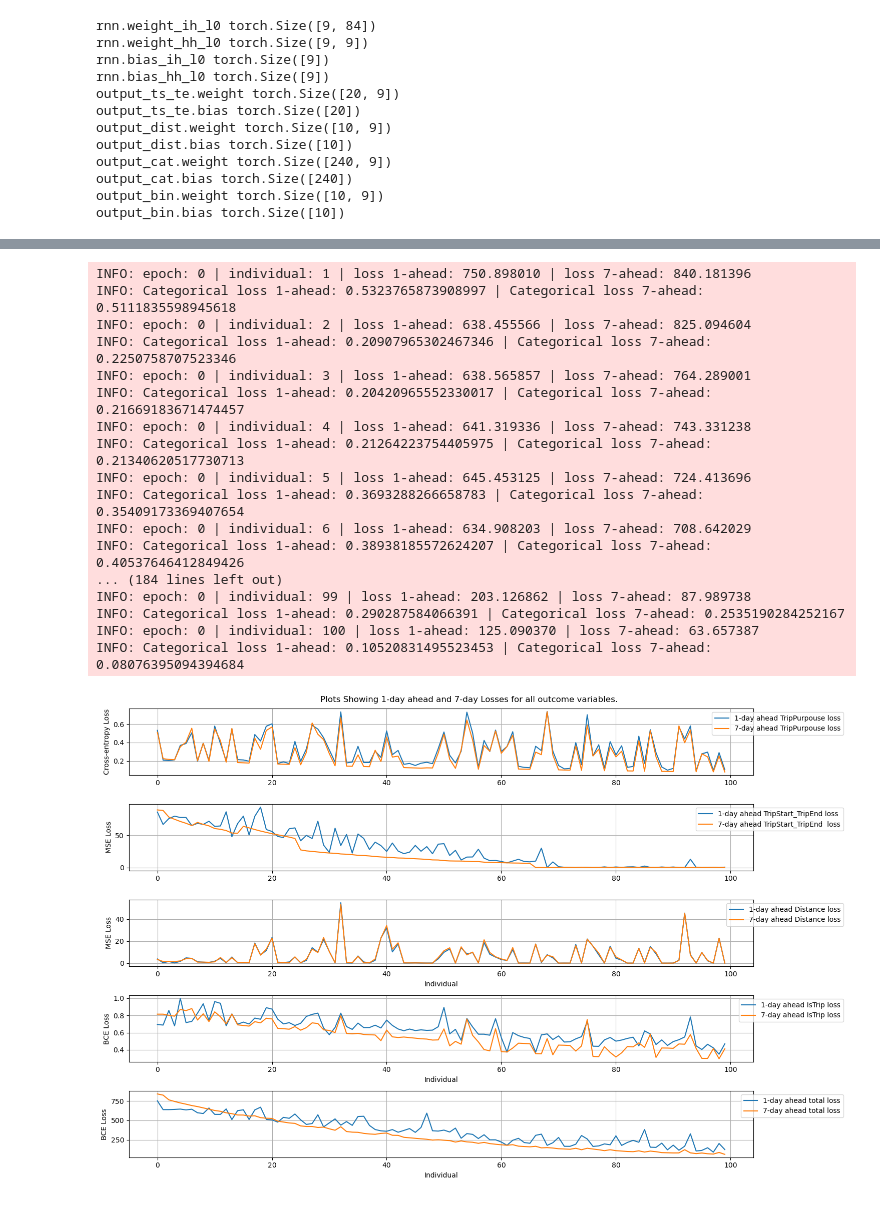
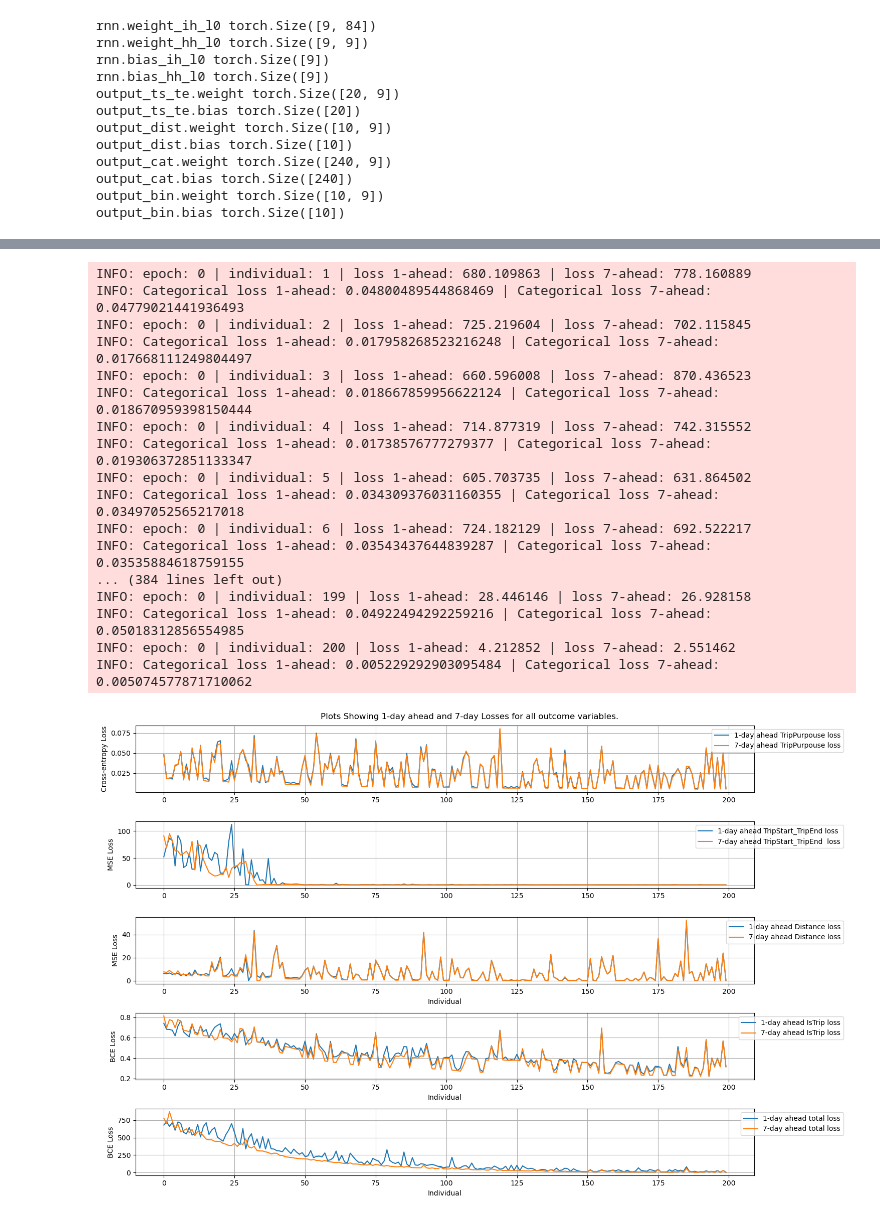
Before and after one commit to andriysinclair/GANS4MOBILITY, a Jupyter notebook: before_duration.ipynb, the cells around one changed output, grey strips where cells are left out. Drawn from its saved outputs; the diff is of its cells as text; code cells hidden in the pictures.

```diff
--- a/before_duration.ipynb
+++ b/before_duration.ipynb
@@ -557,3 +557,27 @@ y_purpouse: torch.Size([6775, 7, 10])
 y_istrip: torch.Size([6775, 7, 10])
 tensor([1., 1., 1., 0., 0., 0., 0., 0., 0., 0.], device='cuda:0')
 tensor([ 1,  3, 23,  0,  0,  0,  0,  0,  0,  0], device='cuda:0')
+# %%
+X = X.to(torch.float32).to(device)
+
+y_ts_te = X[:,7:,:,:20].to(torch.float32).to(device)
+y_distance = X[:,7:,:,20:30].to(torch.float32).to(device)
+y_purpouse = X[:,7:,:,30:40].to(torch.long).to(device)
+y_istrip = X[:,7:,:,40:50].to(torch.float32).to(device)
+
+
+index = 7
+print(f"X: {X.shape}")
+#print(f"y_cont: {y_cont_raw.shape}")
+#print(f"y_cat: {y_cat_raw.shape}")
+print(f"y_istrip: {y_istrip.shape}")
+print(f"y_ts_et: {y_ts_te.shape}")
+print(f"y_distance: {y_distance.shape}")
+#print(f"y_duration: {y_duration.shape}")
+print(f"y_purpouse: {y_purpouse.shape}")
+print(f"y_istrip: {y_istrip.shape}")
+print("")
+print(y_ts_te[index,0,:,:])
+print(y_distance[index,0,:,:])
+print(y_istrip[index,0,:,:])
+print(y_purpouse[index,0,:,:])
@@ -664,7 +703,7 @@ class RNNmodel(nn.Module):
         y_ts_te_pred = torch.cumsum(   F.softplus(y_ts_te_pred), dim=2   )
 
         #y_ts_te_pred = torch.clamp(y_ts_te_pred, min=0, max=1)
-        y_distance_pred = torch.clamp(y_dist_pred, min=0)
+        y_distance_pred = F.softplus(y_dist_pred)
 
 
 
@@ -782,7 +821,7 @@ optimizer = torch.optim.Adam(rnn_model.parameters(), lr=0.0005)
 
 epochs = 1
 seq_length = 7
-i_to_loop = 100
+i_to_loop = 200
 
 c1_penalty_weight = 5
 c2_penalty_weight = 5
@@ -853,7 +892,7 @@ for epochi in range(epochs):
 
             categorical_prediction = torch.argmax(y_purpouse_pred_1, dim=-1)
 
-            y_ts_te_true, y_distance_true, y_purpouse_true, y_istrip_true = y_ts_te[individual_i,i,:].reshape(1,1,-1), y_distance[individual_i,i,:].reshape(1,1,-1), y_purpouse[individual_i,i,:], y_istrip[individual_i,i,:]
+            y_ts_te_true, y_distance_true, y_purpouse_true, y_istrip_true = y_ts_te[individual_i,i,:].reshape(1,1,-1), y_distance[individual_i,i,:].reshape(1,1,-1), y_purpouse[individual_i,i,:].reshape(-1), y_istrip[individual_i,i,:].reshape(-1)
 
             ## 7-AHEAD_PREDICTIONS ##
 
@@ -909,11 +948,18 @@ for epochi in range(epochs):
                 #logging.info(f"Mask1_interleave: {y_mask_1.repeat_interleave(2)}")
                 #logging.info(f"Mask7_interleave: {y_mask_7.repeat_interleave(2)}")
             '''
-
+            '''
             if make_travel_diaries:
                 outcome_pred_7_complete = torch.cat([ (y_ts_te_pred_7 * y_mask_7.repeat_interleave(2)).reshape(1,1,-1),
                             (y_distance_pred_7 * y_mask_7.reshape(-1)        ).reshape(1,1,-1),
                             (categorical_prediction7 * y_mask_7.reshape(-1)     ).reshape(1,1,-1),
+                            y_mask_7.reshape(1,1,-1)], dim=2).detach()
+
+            '''
+            if make_travel_diaries:
+                outcome_pred_7_complete = torch.cat([ (y_ts_te_pred_7).reshape(1,1,-1),
+                            (y_distance_pred_7).reshape(1,1,-1),
+                            (categorical_prediction7).reshape(1,1,-1),
                             y_mask_7.reshape(1,1,-1)], dim=2).detach()
 
                 #logging.info(outcome_pred_7_complete.shape)
@@ -958,7 +1004,7 @@ for epochi in range(epochs):
             distance_loss1 = (distance_loss1 * y_mask_1).sum() / (y_mask_1.sum() + 1e-6)
 
             purpouse_loss1 = ce_loss(y_purpouse_pred_1, y_purpouse_true)
-            purpouse_loss1 = (purpouse_loss1 * y_mask_1).sum() / (y_mask_1.sum() + 1e-6)
+            purpouse_loss1 = (purpouse_loss1).sum() / (len(y_mask_1))
 
             istrip_loss1 = bce_loss(y_istrip_pred_1, y_istrip_true)
 
@@ -983,7 +1029,7 @@ for epochi in range(epochs):
             distance_loss7 = (distance_loss7 * y_mask_7).sum() / (y_mask_7.sum() + 1e-6)
 
             purpouse_loss7 = ce_loss(y_purpouse_pred_7, y_purpouse_true)
-            purpouse_loss7 = (purpouse_loss7 * y_mask_7).sum() / (y_mask_7.sum() + 1e-6)
+            purpouse_loss7 = (purpouse_loss7).sum() / (len(y_mask_7))
 
             istrip_loss7 = bce_loss(y_istrip_pred_7, y_istrip_true)
 
@@ -1066,51 +1112,51 @@ plt.xlabel("Individual")
 plt.ylabel("MSE Loss")
 plt.grid()
 plt.legend(loc="upper right", bbox_to_anchor=(1.15, 1))
 
 # Plot 3: 7-day MSE Losses
 plt.subplot(5, 1, 4)
 plt.plot(x_vals, istrip_loss_for_i_1, label="1-day ahead IsTrip loss")
 plt.plot(x_vals, istrip_loss_for_i_7, label="7-day ahead IsTrip loss")
 plt.xlabel("Individual")
 plt.ylabel("BCE Loss")
 plt.grid()
 plt.legend(loc="upper right", bbox_to_anchor=(1.15, 1))
 
 # Plot 3: 7-day MSE Losses
 plt.subplot(5, 1, 5)
 plt.plot(x_vals, total_loss_1, label="1-day ahead total loss")
 plt.plot(x_vals, total_loss_7, label="7-day ahead total loss")
 plt.xlabel("Individual")
 plt.ylabel("BCE Loss")
 plt.grid()
 plt.legend(loc="upper right", bbox_to_anchor=(1.15, 1))
 
 plt.tight_layout()
 
 # Save plot as PDF
 plt.savefig("/home/trapfishscott/Cambridge24.25/D200_ML_econ/ProblemSets/Project/data/loss_plot.pdf", format="pdf", dpi=300, bbox_inches="tight")
 
 
 plt.show()
 # %% [output]
-INFO: epoch: 0 | individual: 1 | loss 1-ahead: 750.898010 | loss 7-ahead: 840.181396
-INFO: Categorical loss 1-ahead: 0.5323765873908997 | Categorical loss 7-ahead: 0.5111835598945618
-INFO: epoch: 0 | individual: 2 | loss 1-ahead: 638.455566 | loss 7-ahead: 825.094604
-INFO: Categorical loss 1-ahead: 0.20907965302467346 | Categorical loss 7-ahead: 0.2250758707523346
-INFO: epoch: 0 | individual: 3 | loss 1-ahead: 638.565857 | loss 7-ahead: 764.289001
-INFO: Categorical loss 1-ahead: 0.20420965552330017 | Categorical loss 7-ahead: 0.21669183671474457
-INFO: epoch: 0 | individual: 4 | loss 1-ahead: 641.319336 | loss 7-ahead: 743.331238
-INFO: Categorical loss 1-ahead: 0.21264223754405975 | Categorical loss 7-ahead: 0.21340620517730713
-INFO: epoch: 0 | individual: 5 | loss 1-ahead: 645.453125 | loss 7-ahead: 724.413696
-INFO: Categorical loss 1-ahead: 0.3693288266658783 | Categorical loss 7-ahead: 0.35409173369407654
-INFO: epoch: 0 | individual: 6 | loss 1-ahead: 634.908203 | loss 7-ahead: 708.642029
-INFO: Categorical loss 1-ahead: 0.38938185572624207 | Categorical loss 7-ahead: 0.40537646412849426
-... (184 lines left out)
-INFO: epoch: 0 | individual: 99 | loss 1-ahead: 203.126862 | loss 7-ahead: 87.989738
-INFO: Categorical loss 1-ahead: 0.290287584066391 | Categorical loss 7-ahead: 0.2535190284252167
-INFO: epoch: 0 | individual: 100 | loss 1-ahead: 125.090370 | loss 7-ahead: 63.657387
-INFO: Categorical loss 1-ahead: 0.10520831495523453 | Categorical loss 7-ahead: 0.08076395094394684
+INFO: epoch: 0 | individual: 1 | loss 1-ahead: 680.109863 | loss 7-ahead: 778.160889
+INFO: Categorical loss 1-ahead: 0.04800489544868469 | Categorical loss 7-ahead: 0.04779021441936493
+INFO: epoch: 0 | individual: 2 | loss 1-ahead: 725.219604 | loss 7-ahead: 702.115845
+INFO: Categorical loss 1-ahead: 0.017958268523216248 | Categorical loss 7-ahead: 0.017668111249804497
+INFO: epoch: 0 | individual: 3 | loss 1-ahead: 660.596008 | loss 7-ahead: 870.436523
+INFO: Categorical loss 1-ahead: 0.018667859956622124 | Categorical loss 7-ahead: 0.018670959398150444
+INFO: epoch: 0 | individual: 4 | loss 1-ahead: 714.877319 | loss 7-ahead: 742.315552
+INFO: Categorical loss 1-ahead: 0.01738576777279377 | Categorical loss 7-ahead: 0.019306372851133347
+INFO: epoch: 0 | individual: 5 | loss 1-ahead: 605.703735 | loss 7-ahead: 631.864502
+INFO: Categorical loss 1-ahead: 0.034309376031160355 | Categorical loss 7-ahead: 0.03497052565217018
+INFO: epoch: 0 | individual: 6 | loss 1-ahead: 724.182129 | loss 7-ahead: 692.522217
+INFO: Categorical loss 1-ahead: 0.03543437644839287 | Categorical loss 7-ahead: 0.03535884618759155
+... (384 lines left out)
+INFO: epoch: 0 | individual: 199 | loss 1-ahead: 28.446146 | loss 7-ahead: 26.928158
+INFO: Categorical loss 1-ahead: 0.04922494292259216 | Categorical loss 7-ahead: 0.05018312856554985
+INFO: epoch: 0 | individual: 200 | loss 1-ahead: 4.212852 | loss 7-ahead: 2.551462
+INFO: Categorical loss 1-ahead: 0.005229292903095484 | Categorical loss 7-ahead: 0.005074577871710062
-[figure, old version]
+[figure, new version]
 # %%
 dfs = pd.concat(complete_travel_diaries_dfs)
 # %%
```
Also changed, not shown: parts of 4 cells of this notebook, 1 other file.
